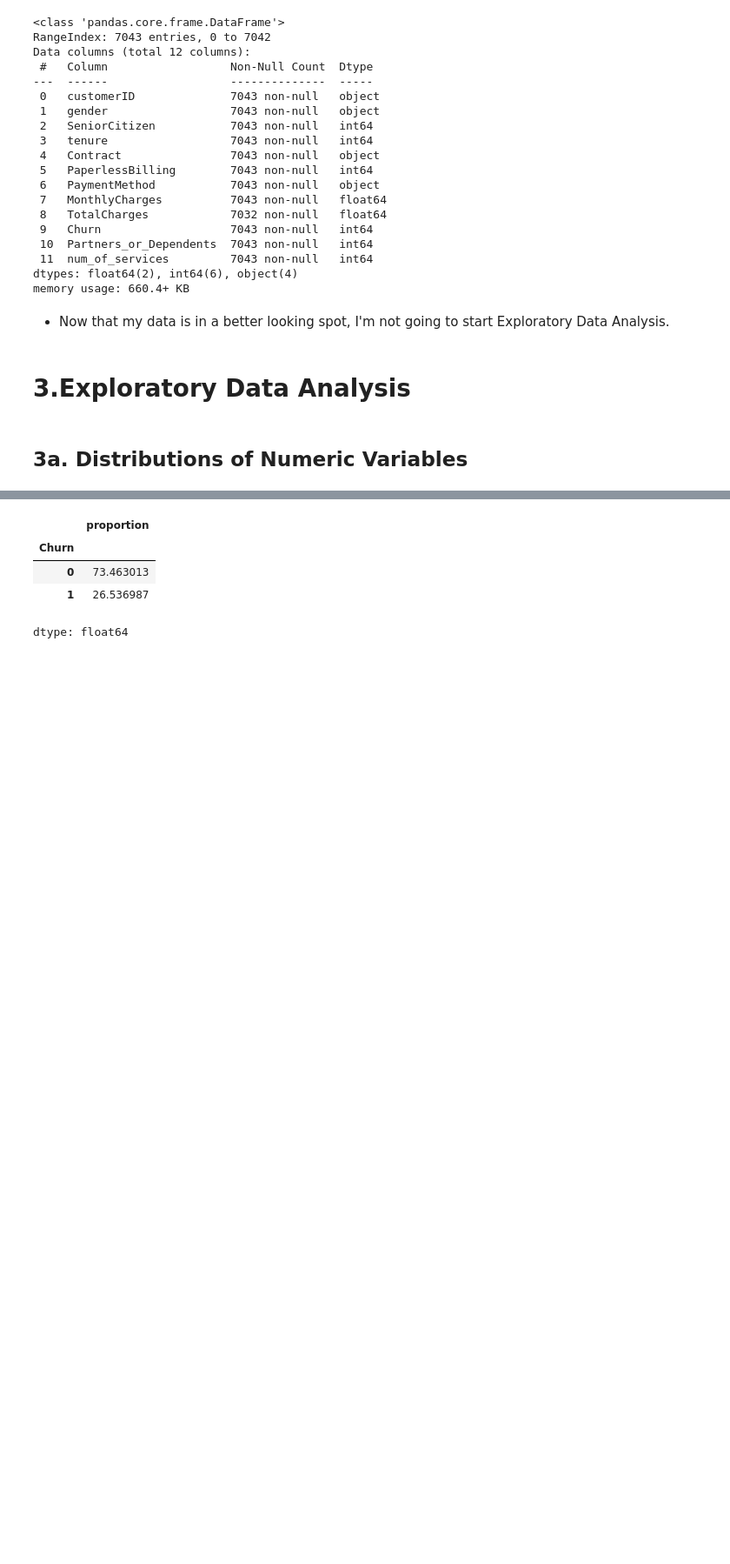
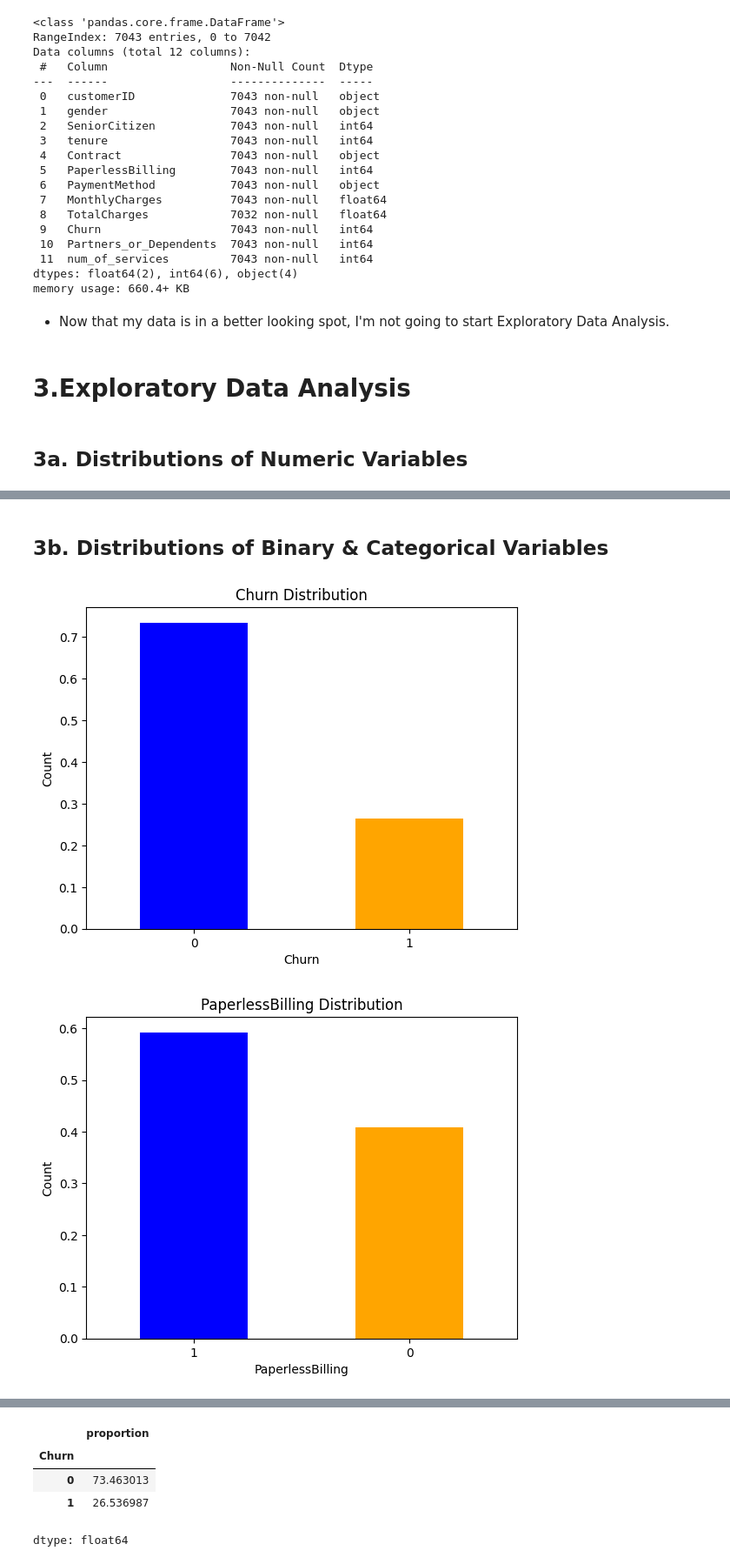
Before and after one commit to sbmccall/data-science-projects, a Jupyter notebook: telco-customer-churn/notebooks/telco_customer_churn_sbm.ipynb, the cells around one changed output, grey strips where cells are left out. Shown at 87% size. Saved outputs shown, nothing was run; the diff lists cells and outputs as text; code cells hidden in the pictures; blank space fills up the shorter version.

```diff
--- a/telco-customer-churn/notebooks/telco_customer_churn_sbm.ipynb
+++ b/telco-customer-churn/notebooks/telco_customer_churn_sbm.ipynb
@@ -498,0 +499,16 @@ array([[<Axes: title={'center': 'SeniorCitizen'}>,
+# %% [markdown]
+## 3b. Distributions of Binary & Categorical Variables
+# %%
+binary_cols = ['Churn', 'PaperlessBilling', 'SeniorCitizen', 'Partners_or_Dependents']
+
+# Create bar charts
+for col in binary_cols:
+    df_features[col].value_counts(normalize=True).plot(kind='bar', color=['blue', 'orange'])
+    plt.title(f'{col} Distribution')
+    plt.xlabel(col)
+    plt.ylabel('Count')
+    plt.xticks(rotation=0)
+    plt.show()
+# %% [output]
+[figure, added]
+[figure, added]
```
Also changed, not shown: parts of 4 cells of this notebook.
